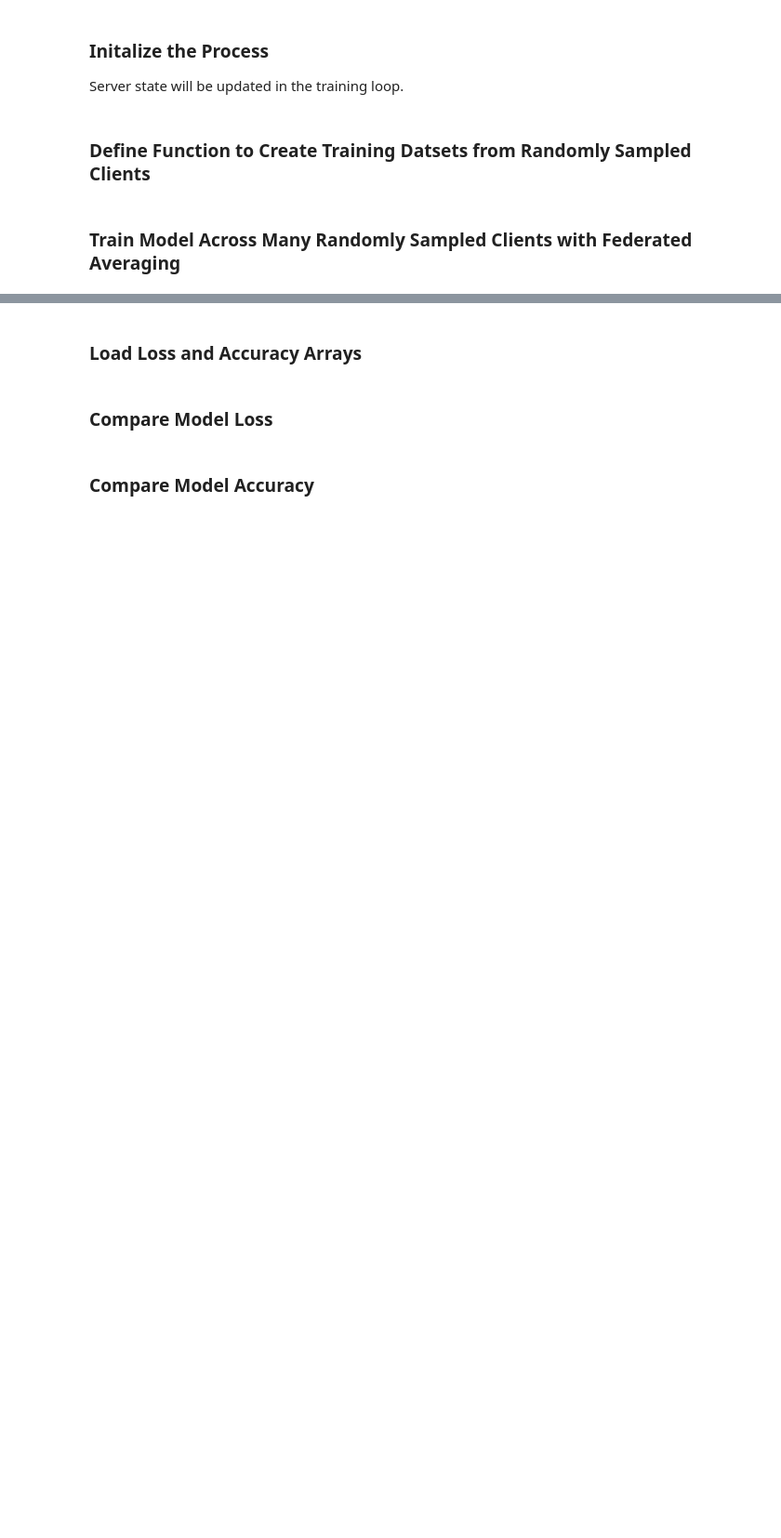
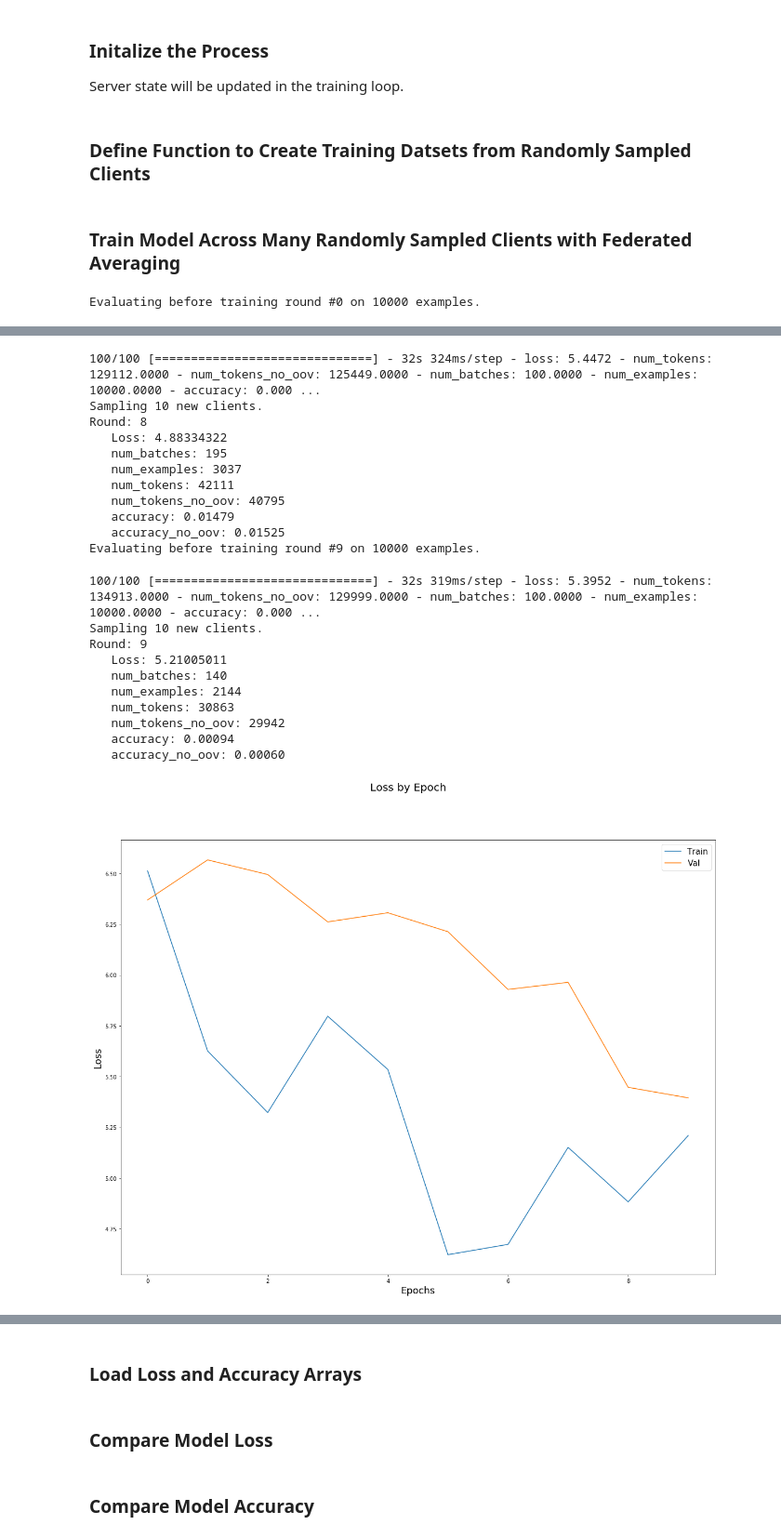
Before and after one commit to federated-learning-experiments/fl-text-models, a Jupyter notebook: notebooks/federated_next_word.ipynb, the cells around one changed output, grey strips where cells are left out. Shown at 93% size. Saved outputs shown, nothing was run; the diff lists cells and outputs as text; code cells hidden in the pictures; blank space fills up the shorter version.

Commit message:
running nwp locally with fasttext

```diff
--- a/notebooks/federated_next_word.ipynb
+++ b/notebooks/federated_next_word.ipynb
@@ -121,9 +121,9 @@ UNIFORM_WEIGHTING = False
 
 USE_PRETRAINED_EMBEDDING = True
 EMBEDDING_DIM = 300
-#EMBEDDING_PATH = f'../../../word_embeddings/glove/glove.6B.{EMBEDDING_DIM}d.txt'
-EMBEDDING_PATH = f'../../../word_embeddings/fasttext/wiki-news-{EMBEDDING_DIM}d-1M.vec'
-#EMBEDDING_PATH = f'../../../word_embeddings/fasttext/crawl-{EMBEDDING_DIM}d-2M.vec'
+#EMBEDDING_PATH = f'../word_embeddings/glove/glove.6B.{EMBEDDING_DIM}d.txt'
+EMBEDDING_PATH = f'../word_embeddings/fasttext/wiki-news-{EMBEDDING_DIM}d-1M.vec'
+#EMBEDDING_PATH = f'../word_embeddings/fasttext/crawl-{EMBEDDING_DIM}d-2M.vec'
 
 
 RNN_UNITS = 256
@@ -446,7 +450,7 @@ def get_sample_clients(dataset, num_clients):
 ### Train Model Across Many Randomly Sampled Clients with Federated Averaging
 # %%
 try:
-    for round_num in tqdm(range(0, NUM_ROUNDS)):
+    for round_num in range(0, NUM_ROUNDS):
 
         # Examine validation metrics
         print(f'Evaluating before training round #{round_num} on {NUM_VALIDATION_EXAMPLES} examples.')
@@ -496,7 +500,7 @@ finally:
     ax.plot(x_axis, train_metrics_tracker.get_metrics_by_name('loss'), label='Train')
     ax.plot(x_axis, val_metrics_tracker.get_metrics_by_name('loss'), label='Val')
     ax.legend(loc='best', prop={'size': 15})
-    fig.suptitle('Model\'s Loss with number of epochs', fontsize=20)
+    fig.suptitle('Loss by Epoch', fontsize=20)
     plt.xlabel('Epochs', fontsize=18)
     plt.ylabel('Loss', fontsize=18)
     plt.show()
@@ -505,7 +509,9 @@ finally:
     ax2.plot(x_axis, train_metrics_tracker.get_metrics_by_name('accuracy'), label='Train')
     ax2.plot(x_axis, val_metrics_tracker.get_metrics_by_name('accuracy'), label='Val')
     ax2.legend(loc='best', prop={'size': 15})
-    fig2.suptitle('Model\'s Accuracy with number of epochs', fontsize=20)
+    fig2.suptitle('Accuracy by Epoch', fontsize=20)
     plt.xlabel('Epochs', fontsize=18)
     plt.ylabel('Accuracy', fontsize=18)
     plt.show()
+# %% [output]
+Evaluating before training round #0 on 10000 examples.
@@ -511,0 +606,22 @@ finally:
+100/100 [==============================] - 32s 324ms/step - loss: 5.4472 - num_tokens: 129112.0000 - num_tokens_no_oov: 125449.0000 - num_batches: 100.0000 - num_examples: 10000.0000 - accuracy: 0.000 ...
+Sampling 10 new clients.
+Round: 8
+   Loss: 4.88334322
+   num_batches: 195
+   num_examples: 3037
+   num_tokens: 42111
+   num_tokens_no_oov: 40795
+   accuracy: 0.01479
+   accuracy_no_oov: 0.01525
+Evaluating before training round #9 on 10000 examples.
+100/100 [==============================] - 32s 319ms/step - loss: 5.3952 - num_tokens: 134913.0000 - num_tokens_no_oov: 129999.0000 - num_batches: 100.0000 - num_examples: 10000.0000 - accuracy: 0.000 ...
+Sampling 10 new clients.
+Round: 9
+   Loss: 5.21005011
+   num_batches: 140
+   num_examples: 2144
+   num_tokens: 30863
+   num_tokens_no_oov: 29942
+   accuracy: 0.00094
+   accuracy_no_oov: 0.00060
+[figure, added]
```
Also changed, not shown: parts of 6 cells of this notebook, 4 other files.
